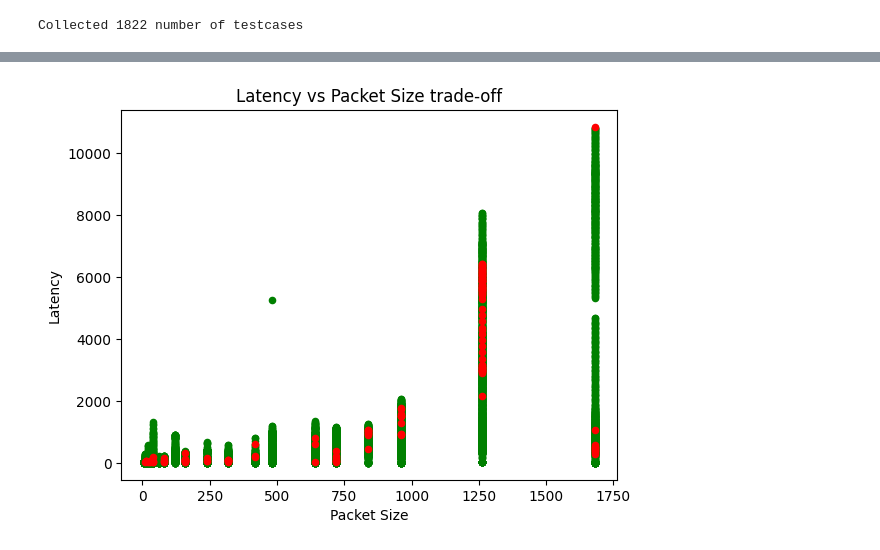
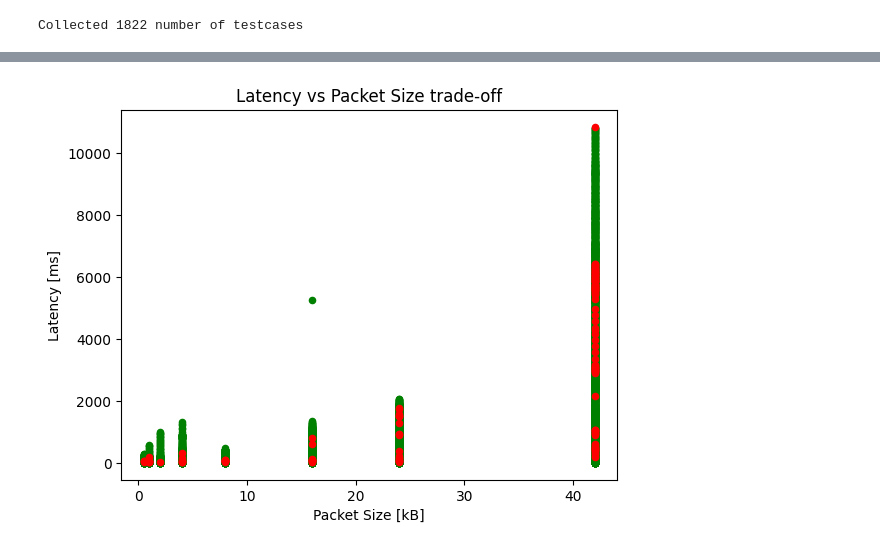
Before and after one commit to KTH-SML/kaarmu_svea, a Jupyter notebook: src/wp3_tests/notebooks/Plots.ipynb, the cells around one changed output, grey strips where cells are left out. Saved outputs shown, nothing was run; the diff lists cells and outputs as text; code cells hidden in the pictures.

Commit message:
added more plot ideas

```diff
--- a/src/wp3_tests/notebooks/Plots.ipynb
+++ b/src/wp3_tests/notebooks/Plots.ipynb
@@ -29,18 +29,26 @@ Chosen directory: /home/kaarmu/Projects/wp3_tests/src/wp3_tests/log/167743209634
 import json
 from dataclasses import dataclass
 
+import numpy as np
 import pandas as pd
 
 @dataclass
 class Conf:
-    AGENTS: int # [unitless]
+    AGENTS: int      # [1]
     INIT_POS: float  # [m]
     TARG_VEL: float  # [m/s]
     TIME_STEP: float # [s]
     DATA_SIZE: float # [kB]
     DATA_FREQ: float # [Hz]
     COMP_TIME: float # [s]
-    COMP_ORDR: float # [unitless]
+    COMP_ORDR: float # [1]
+
+    @property
+    def compute_time(self):
+        return (
+            self.COMP_TIME
+            * len(self.AGENTS)**self.COMP_ORDR
+        )
 
 cfs = {} # { test: configuration }
 dfs = {} # { (test, vehicle): dataframe }
@@ -53,7 +61,8 @@ for path in TESTSUITE_DIR.iterdir():
             else:
                 vehicle = filepath.name
                 dfs[test, vehicle] = pd.read_csv(f,
-                                                 names=FIELD_LABELS,
+                                                 names=FIELDS,
+                                                 dtype=FIELDS,
                                                  lineterminator=ENTRY_SEP)
 
 print(f'Collected {len(dfs)} number of testcases')
@@ -128,38 +71,48 @@ _ = unsafe.plot.scatter(x='Packet Size', y='Latency', c='red', ax=ax)
 # %%
-## Latency vs Packet Size ##
+"""
+Name: Latency vs Packet Size
+
+Background: ???
+
+Description: ???
+
+Expected Result: ???
+"""
 
 import matplotlib.pyplot as plt
 
 # Device Under Test i.e. the vehicle(s) we want to examine
 DUT = 'svea2', 'svea5'
 
 fig = plt.figure()
 ax = fig.gca()
-
-ax.set_title('Latency vs Packet Size trade-off')
-ax.set_xlabel('Packet Size [kB]')
-ax.set_ylabel('Latency [ms]')
 
 res = pd.DataFrame(columns=['Packet Size', 'Latency', 'Safe']).astype({'Safe': bool})
 for test, vehicle in dfs:
 
     if isinstance(DUT, tuple) and vehicle not in DUT: continue
     elif isinstance(DUT, str) and vehicle != DUT: continue
 
     df = dfs[test, vehicle]
 
     new = pd.DataFrame({
-        'Packet Size': cfs[test].DATA_SIZE * cfs[test].DATA_FREQ,
+        'Packet Size': cfs[test].DATA_SIZE,
         'Latency': (df['arrival'] - df['sent']) / 1e6, # [ms]
         'Safe': df['safe'].astype(bool),
     })
 
-    res = pd.concat([res, new])
+    res = pd.concat([res, new], ignore_index=True)
 
 safe = res[res['Safe']]
 unsafe = res[~res['Safe']]
 
-_ = safe.plot.scatter(x='Packet Size', y='Latency', c='green', ax=ax)
-_ = unsafe.plot.scatter(x='Packet Size', y='Latency', c='red', ax=ax)
+safe.plot.scatter(x='Packet Size', y='Latency', c='green', ax=ax)
+unsafe.plot.scatter(x='Packet Size', y='Latency', c='red', ax=ax)
+
+ax.set_title('Latency vs Packet Size trade-off')
+ax.set_xlabel('Packet Size [kB]')
+ax.set_ylabel('Latency [ms]')
+
+None
 # %% [output]
-[figure, old version]
+[figure, new version]
```
Also changed, not shown: parts of 8 cells of this notebook.
